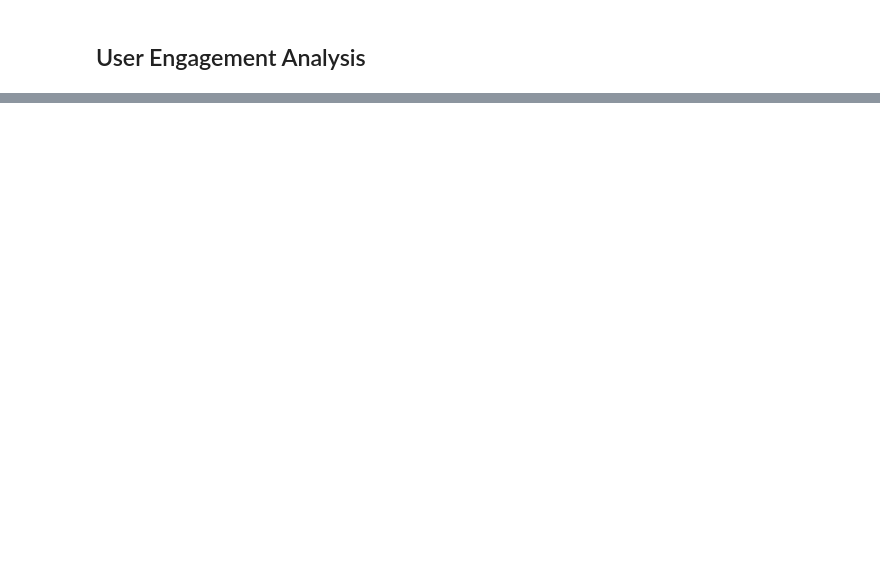
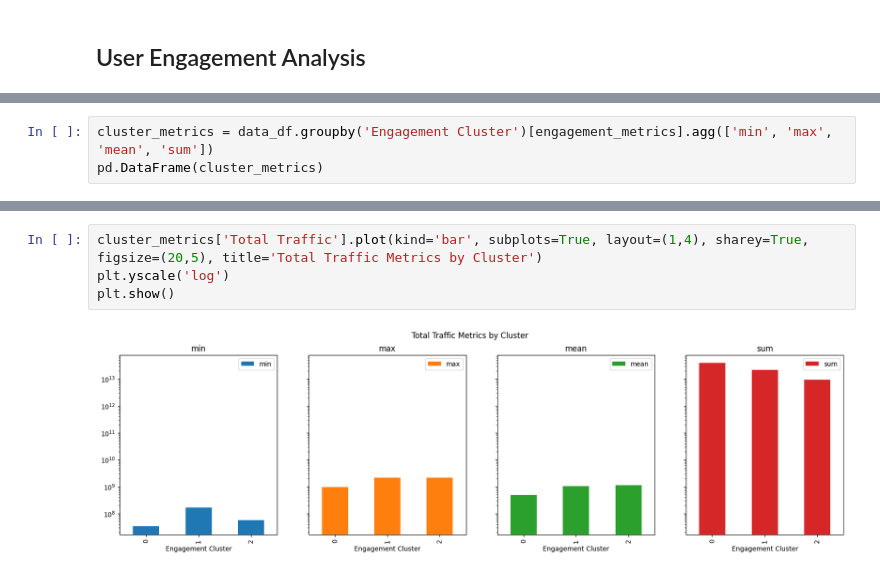
Before and after one commit to MubarekHussen/Telecom-Data-Driven-Investment-Analysis, a Jupyter notebook: notebooks/user_engagement_analysis.ipynb, the cells around one changed output, grey strips where cells are left out. Cells and saved outputs as stored; diff of their text form; blank space fills up the shorter version.

```diff
--- a/notebooks/user_engagement_analysis.ipynb
+++ b/notebooks/user_engagement_analysis.ipynb
@@ -71,0 +105,3 @@ MSISDN/Number  Number of Sessions
+# %%
+cluster_metrics = data_df.groupby('Engagement Cluster')[engagement_metrics].agg(['min', 'max', 'mean', 'sum'])
+pd.DataFrame(cluster_metrics)
@@ -71,0 +115,6 @@ MSISDN/Number  Number of Sessions
+# %%
+cluster_metrics['Total Traffic'].plot(kind='bar', subplots=True, layout=(1,4), sharey=True, figsize=(20,5), title='Total Traffic Metrics by Cluster')
+plt.yscale('log')
+plt.show()
+# %% [output]
+[figure, added]
```
Also changed, not shown: parts of 14 cells of this notebook, 2 other files.
